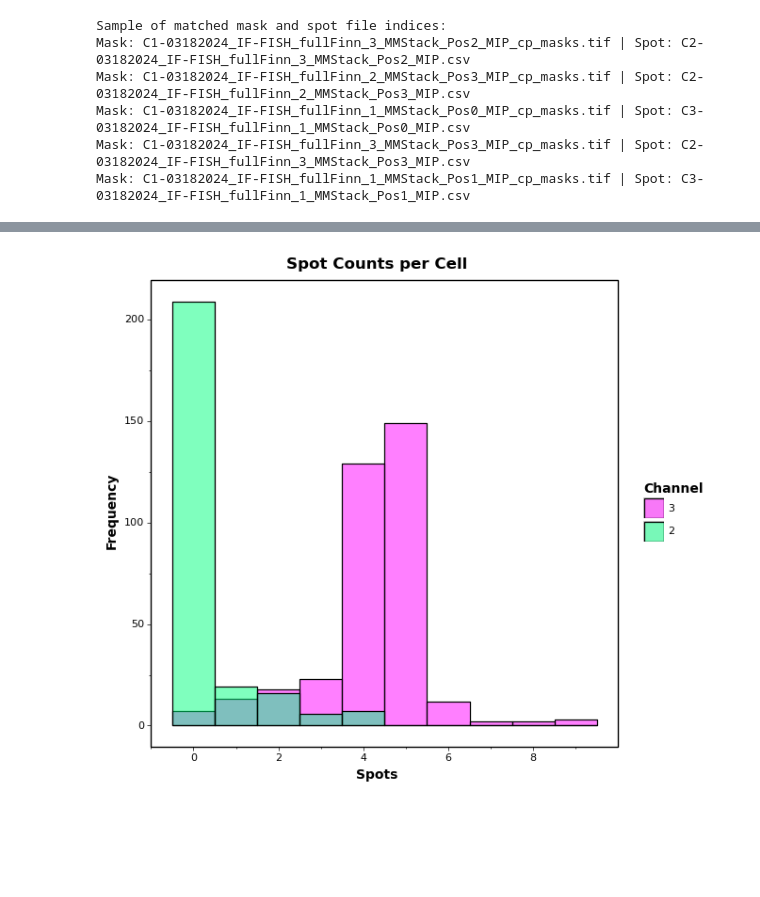
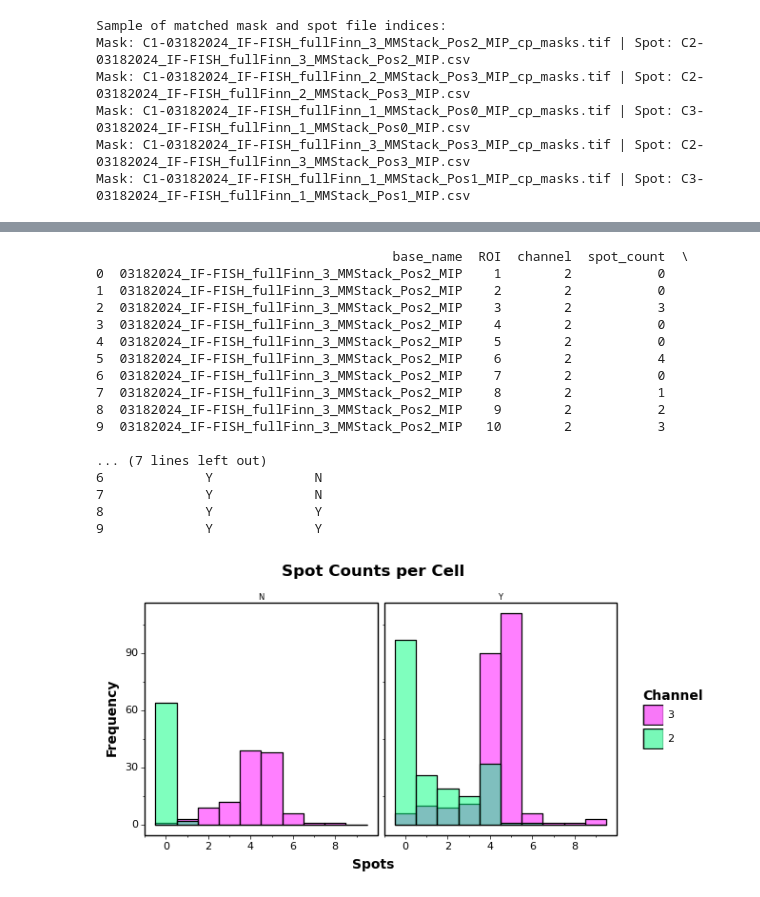
Before and after one commit to timotheelionnet/python_image-analysis, a Jupyter notebook: notebooks/spot-findr.ipynb, the cells around one changed output, grey strips where cells are left out. Drawn from its saved outputs; the diff is of its cells as text; code cells hidden in the pictures; blank space fills up the shorter version.

Commit message:
reads in cell classification and separates plots by cell type

```diff
--- a/notebooks/spot-findr.ipynb
+++ b/notebooks/spot-findr.ipynb
@@ -185,7 +185,7 @@ Mask: C1-03182024_IF-FISH_fullFinn_1_MMStack_Pos1_MIP_cp_masks.tif | Spot: C3-03
 # b) XY axes align on both images
 
 # Pick an image index (1 - (n images -1))
-i = 5
+i = 7
 # and a channel to overlay (1-index, from C1-, C2, C3-)
 c = 2
 
@@ -288,0 +289,4 @@ print(spot_df.head(10))
+# %%
+# Read in the cell classification generated by img-explorer.ipynb and combine with existing spot counts
+cell_clx = pd.read_csv(os.path.join(parent_directory, experiment, "cell_classification.csv"))
+cell_clx.rename(columns = {'filename': 'base_name', 'ROI_index': 'ROI'}, inplace = True)
@@ -289,3 +316,27 @@ print(spot_df.head(10))
+# %%
+spot_df = pd.merge(spot_df,
+                   cell_clx[['base_name', 'ROI', 'tx_status_thr', 'tx_status_gmm']],
+                   on = ['base_name', 'ROI'], how = 'inner')
+# %%
+print(spot_df.head(10))
+# %% [output]
+                                      base_name  ROI  channel  spot_count  \
+0  03182024_IF-FISH_fullFinn_3_MMStack_Pos2_MIP    1        2           0
+1  03182024_IF-FISH_fullFinn_3_MMStack_Pos2_MIP    2        2           0
+2  03182024_IF-FISH_fullFinn_3_MMStack_Pos2_MIP    3        2           3
+3  03182024_IF-FISH_fullFinn_3_MMStack_Pos2_MIP    4        2           0
+4  03182024_IF-FISH_fullFinn_3_MMStack_Pos2_MIP    5        2           0
+5  03182024_IF-FISH_fullFinn_3_MMStack_Pos2_MIP    6        2           4
+6  03182024_IF-FISH_fullFinn_3_MMStack_Pos2_MIP    7        2           0
+7  03182024_IF-FISH_fullFinn_3_MMStack_Pos2_MIP    8        2           1
+8  03182024_IF-FISH_fullFinn_3_MMStack_Pos2_MIP    9        2           2
+9  03182024_IF-FISH_fullFinn_3_MMStack_Pos2_MIP   10        2           3
+
+... (7 lines left out)
+6             Y             N
+7             Y             N
+8             Y             Y
+9             Y             Y
 # %%
 # Plot the number of spots found for all ROIs in all images
 
@@ -298,32 +349,32 @@ spot_df['channel'] = pd.Categorical(spot_df['channel'], categories=[3, 2], order
 # Determine the largest number of spots to set the X axis of the plot
 max_spot_count = spot_df['spot_count'].max()
 
 # Define the plot with overlaid histograms for each channel
 spot_histogram = (
     p9.ggplot(spot_df,
               p9.aes(x='spot_count', fill = 'factor(channel)')) +  # Set the data and x-axis aesthetic
     p9.geom_histogram(binwidth = 1, color = 'black',
                       alpha = 0.5, position = 'identity') +  # Overlaid histograms
     p9.labs(title = 'Spot Counts per Cell',
             x = 'Spots', y = 'Frequency', fill = 'Channel') +  # Add labels
-    #p9.facet_wrap('~ base_name') +
+    p9.facet_wrap('~ tx_status_thr') +
     p9.scale_fill_manual(values=channel_colors) +  # Apply the custom channel colors
     p9.scale_x_continuous(breaks=range(0, max_spot_count + 1, 2)) +
     p9.theme_bw() +  # Apply theme
     p9.theme(aspect_ratio = 1,
              panel_grid = p9.element_blank(),
              panel_border = p9.element_rect(color='black', linewidth=1),
              axis_ticks = p9.element_line(color='black', linewidth=0.5),
              plot_title = p9.element_text(size=12, color='black', face='bold'),
              axis_text = p9.element_text(size=8, color='black'),
              axis_title = p9.element_text(size=10, color='black', face='bold'),
              legend_text = p9.element_text(size=8, color='black'),
              legend_title = p9.element_text(size=10, color='black', face='bold'),
              strip_background = p9.element_blank(),
              strip_text = p9.element_text(size=6, color='black'))
 )
 
 # Display the plot
 print(spot_histogram)
 # %% [output]
-[figure, old version]
+[figure, new version]
```
Also changed, not shown: parts of 6 cells of this notebook.
